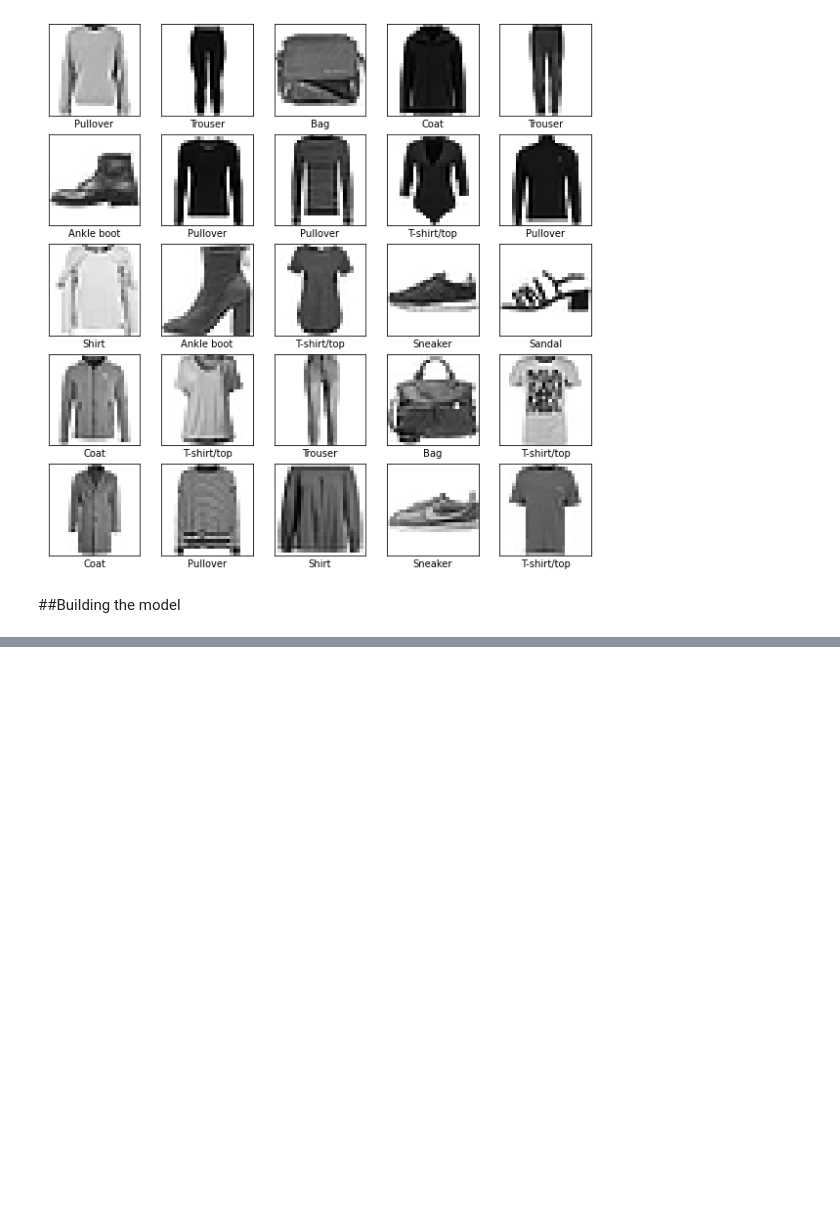
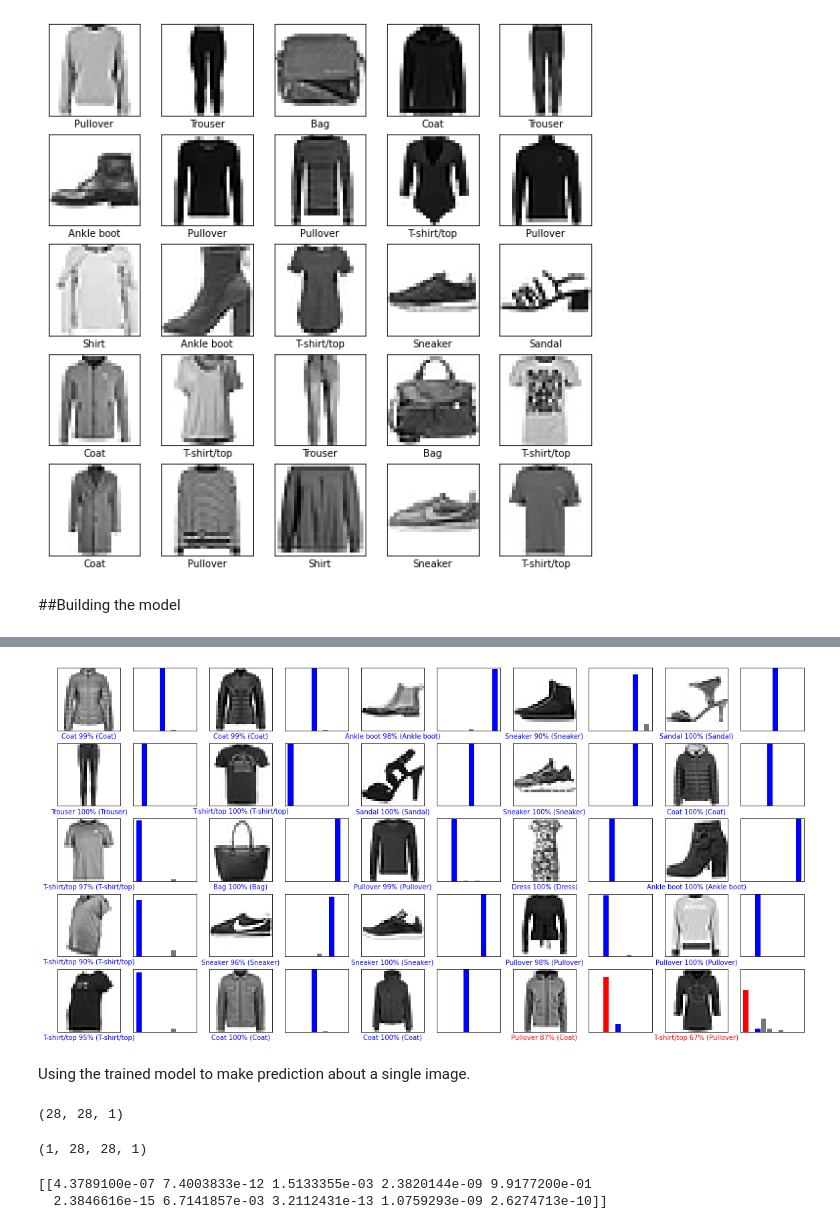
Before and after one commit to SonuDash/test_codes, a Jupyter notebook: fashion_mnist.ipynb, the cells around one changed output, grey strips where cells are left out. Saved outputs shown, nothing was run; the diff lists cells and outputs as text; code cells hidden in the pictures; blank space fills up the shorter version.

```diff
--- a/fashion_mnist.ipynb
+++ b/fashion_mnist.ipynb
@@ -115,0 +135,4 @@ plt.show()
+# %%
+BATCH_SIZE = 32
+train_dataset = train_dataset.cache().repeat().shuffle(num_train_examples).batch(BATCH_SIZE)
+test_dataset = test_dataset.cache().batch(BATCH_SIZE)
@@ -115,0 +241,17 @@ plt.show()
+# %%
+from matplotlib import test
+"""Plot the first X test images, their predicted label. and the true label color
+correct predictions in blue, incorrect predictions in red"""
+num_rows = 5
+num_cols = 5
+num_images = num_rows*num_cols
+plt.figure(figsize=(2*2*num_cols, 2*num_rows))
+for i in range(num_images):
+  plt.subplot(num_rows, 2*num_cols, 2*i+1)
+  plot_image(i, predictions, test_labels, test_images)
+  plt.subplot(num_rows, 2*num_cols, 2*i+2)
+  plot_value_array(i, predictions, test_labels)
+# %% [output]
+[figure, added]
+# %% [markdown]
+Using the trained model to make prediction about a single image.
@@ -115,0 +261,16 @@ plt.show()
+# %%
+print(img.shape)
+# %% [output]
+(28, 28, 1)
+# %%
+# Add the image to a bath where it's the only member
+img = np.array([img])
+print(img.shape)
+# %% [output]
+(1, 28, 28, 1)
+# %%
+predictions_single = model.predict(img)
+print(predictions_single)
+# %% [output]
+[[4.3789100e-07 7.4003833e-12 1.5133355e-03 2.3820144e-09 9.9177200e-01
+  2.3846616e-15 6.7141857e-03 3.2112431e-13 1.0759293e-09 2.6274713e-10]]
```
Also changed, not shown: parts of 24 cells of this notebook.
